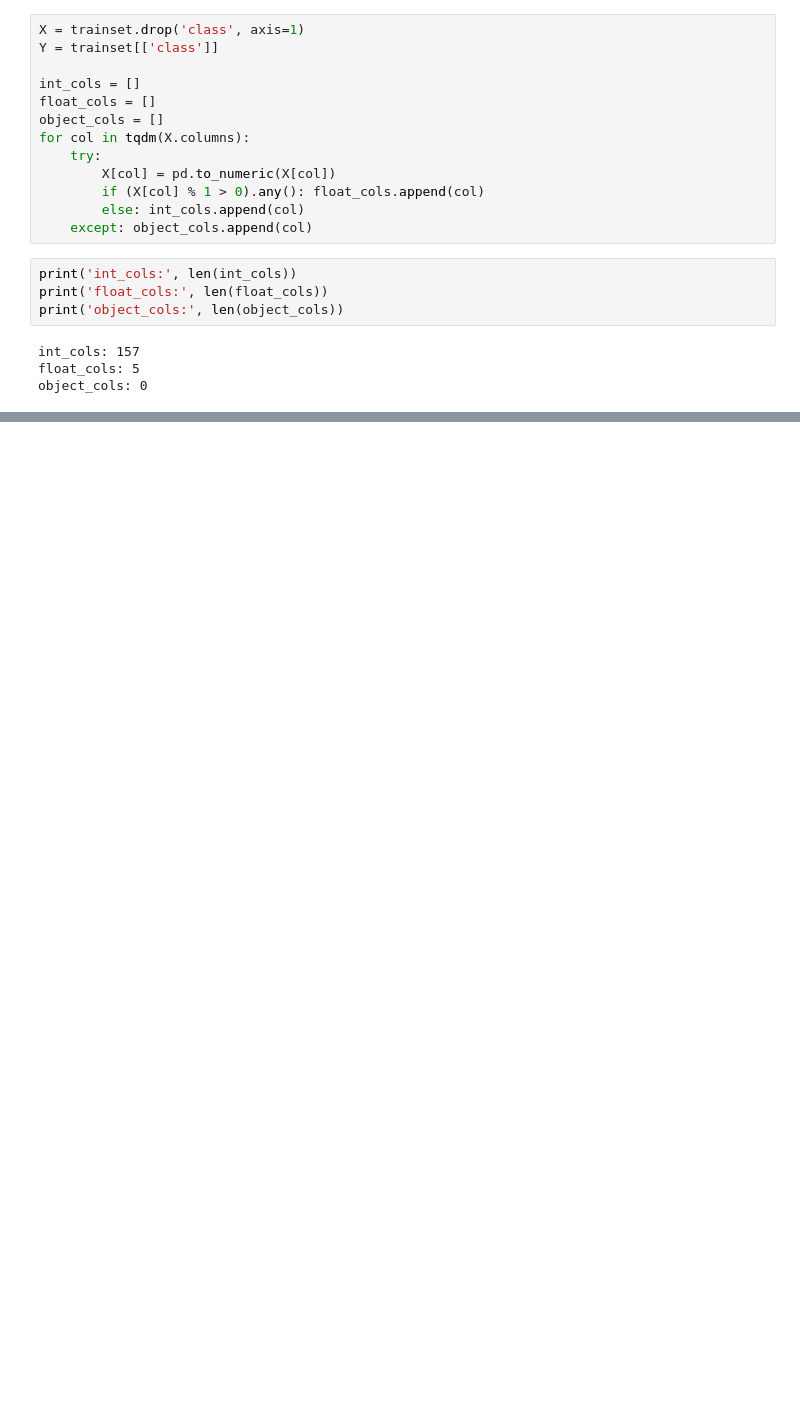
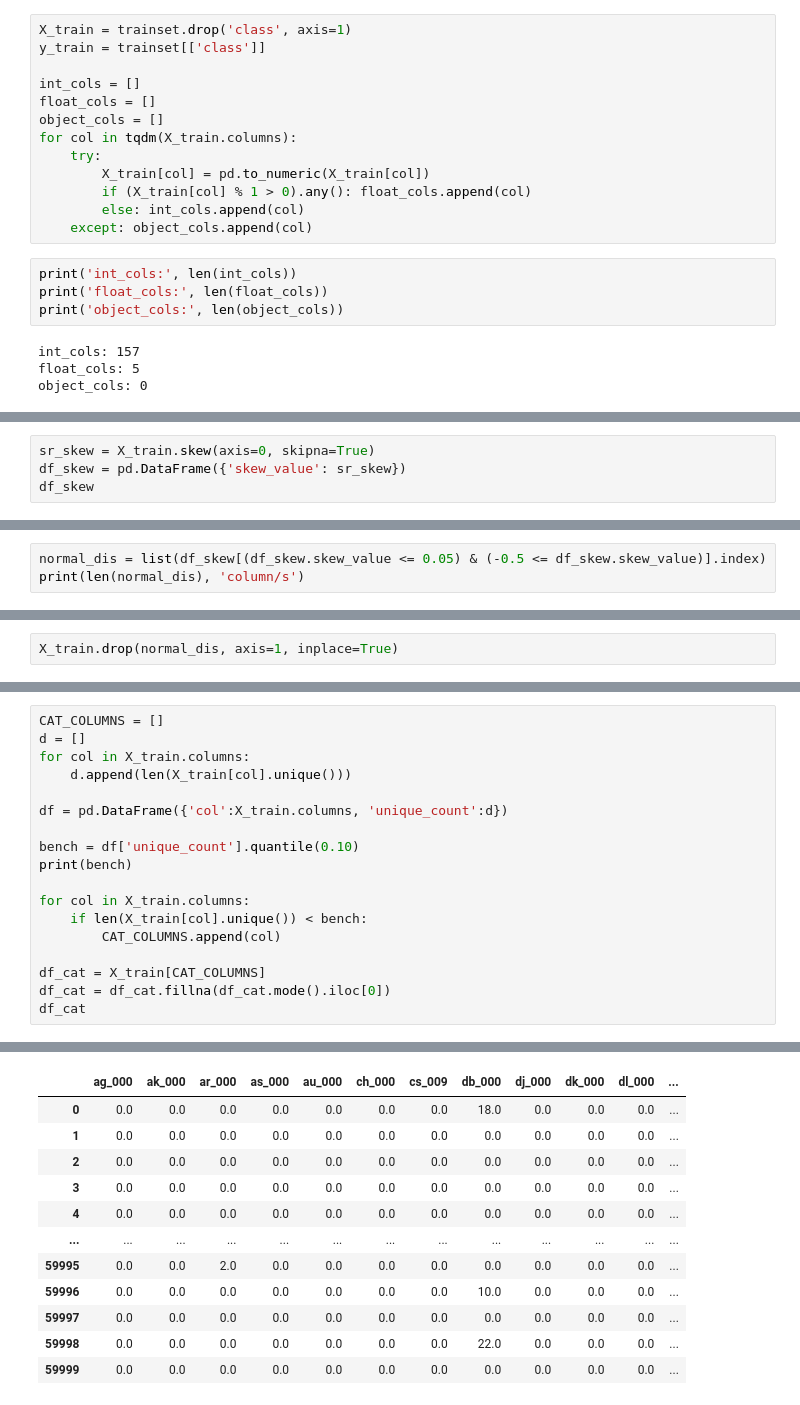
Before and after one commit to medso0018/CovTypeGridSearch, a Jupyter notebook: notebooks/apsFailure.ipynb, the cells around one changed output, grey strips where cells are left out. Cells and saved outputs as stored; diff of their text form; blank space fills up the shorter version.

```diff
--- a/notebooks/apsFailure.ipynb
+++ b/notebooks/apsFailure.ipynb
@@ -133,14 +158,14 @@ plt.show()
 # %%
-X = trainset.drop('class', axis=1)
-Y = trainset[['class']]
+X_train = trainset.drop('class', axis=1)
+y_train = trainset[['class']]
 
 int_cols = []
 float_cols = []
 object_cols = []
-for col in tqdm(X.columns):
+for col in tqdm(X_train.columns):
     try:
-        X[col] = pd.to_numeric(X[col])
-        if (X[col] % 1 > 0).any(): float_cols.append(col)
+        X_train[col] = pd.to_numeric(X_train[col])
+        if (X_train[col] % 1 > 0).any(): float_cols.append(col)
         else: int_cols.append(col)
     except: object_cols.append(col)
 # %%
@@ -169,0 +183,4 @@ plt.show()
+# %%
+sr_skew = X_train.skew(axis=0, skipna=True)
+df_skew = pd.DataFrame({'skew_value': sr_skew})
+df_skew
@@ -169,0 +203,3 @@ plt.show()
+# %%
+normal_dis = list(df_skew[(df_skew.skew_value <= 0.05) & (-0.5 <= df_skew.skew_value)].index)
+print(len(normal_dis), 'column/s')
@@ -169,0 +222,2 @@ plt.show()
+# %%
+X_train.drop(normal_dis, axis=1, inplace=True)
@@ -169,0 +233,19 @@ plt.show()
+# %%
+CAT_COLUMNS = []
+d = []
+for col in X_train.columns:
+    d.append(len(X_train[col].unique()))
+
+df = pd.DataFrame({'col':X_train.columns, 'unique_count':d})
+
+bench = df['unique_count'].quantile(0.10)
+print(bench)
+
+for col in X_train.columns:
+    if len(X_train[col].unique()) < bench:
+        CAT_COLUMNS.append(col)
+
+df_cat = X_train[CAT_COLUMNS]
+df_cat = df_cat.fillna(df_cat.mode().iloc[0])
+df_cat
+# %% [output]
@@ -169,0 +253,12 @@ plt.show()
+|  | ag_000 | ak_000 | ar_000 | as_000 | au_000 | ch_000 | cs_009 | db_000 | dj_000 | dk_000 | dl_000 | ... |
+| 0 | 0.0 | 0.0 | 0.0 | 0.0 | 0.0 | 0.0 | 0.0 | 18.0 | 0.0 | 0.0 | 0.0 | ... |
+| 1 | 0.0 | 0.0 | 0.0 | 0.0 | 0.0 | 0.0 | 0.0 | 0.0 | 0.0 | 0.0 | 0.0 | ... |
+| 2 | 0.0 | 0.0 | 0.0 | 0.0 | 0.0 | 0.0 | 0.0 | 0.0 | 0.0 | 0.0 | 0.0 | ... |
+| 3 | 0.0 | 0.0 | 0.0 | 0.0 | 0.0 | 0.0 | 0.0 | 0.0 | 0.0 | 0.0 | 0.0 | ... |
+| 4 | 0.0 | 0.0 | 0.0 | 0.0 | 0.0 | 0.0 | 0.0 | 0.0 | 0.0 | 0.0 | 0.0 | ... |
+| ... | ... | ... | ... | ... | ... | ... | ... | ... | ... | ... | ... | ... |
+| 59995 | 0.0 | 0.0 | 2.0 | 0.0 | 0.0 | 0.0 | 0.0 | 0.0 | 0.0 | 0.0 | 0.0 | ... |
+| 59996 | 0.0 | 0.0 | 0.0 | 0.0 | 0.0 | 0.0 | 0.0 | 10.0 | 0.0 | 0.0 | 0.0 | ... |
+| 59997 | 0.0 | 0.0 | 0.0 | 0.0 | 0.0 | 0.0 | 0.0 | 0.0 | 0.0 | 0.0 | 0.0 | ... |
+| 59998 | 0.0 | 0.0 | 0.0 | 0.0 | 0.0 | 0.0 | 0.0 | 22.0 | 0.0 | 0.0 | 0.0 | ... |
+| 59999 | 0.0 | 0.0 | 0.0 | 0.0 | 0.0 | 0.0 | 0.0 | 0.0 | 0.0 | 0.0 | 0.0 | ... |
```
Also changed, not shown: parts of 39 cells of this notebook.
